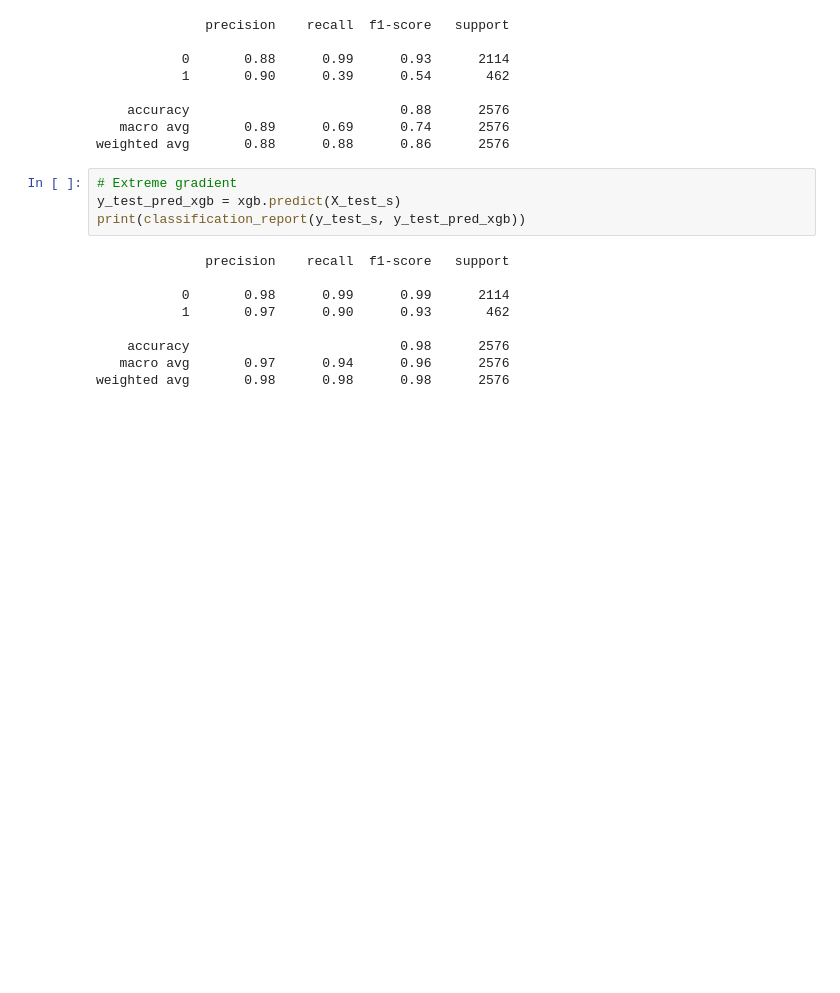
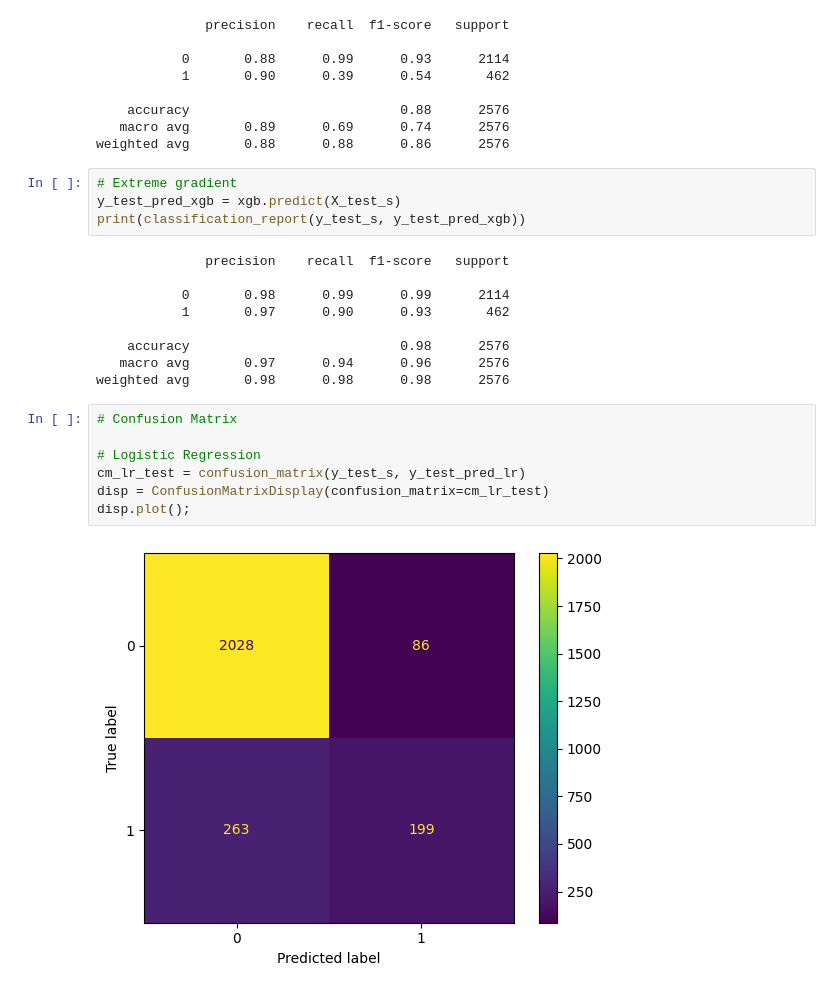
Before and after one commit to KomlaRD/machine_learning_dhs, a Jupyter notebook: ml_undernutrition.ipynb, the cells around one changed output. Cells and saved outputs as stored; diff of their text form; blank space fills up the shorter version.

Commit message:
Create confusion matrix for stunting models on test set

```diff
--- a/ml_undernutrition.ipynb
+++ b/ml_undernutrition.ipynb
@@ -755,3 +755,12 @@ print(classification_report(y_test_s, y_test_pred_xgb))
     accuracy                           0.98      2576
    macro avg       0.97      0.94      0.96      2576
 weighted avg       0.98      0.98      0.98      2576
+# %%
+# Confusion Matrix
+
+# Logistic Regression
+cm_lr_test = confusion_matrix(y_test_s, y_test_pred_lr)
+disp = ConfusionMatrixDisplay(confusion_matrix=cm_lr_test)
+disp.plot();
+# %% [output]
+[figure, added]
```
Also changed, not shown: parts of 6 cells of this notebook.
